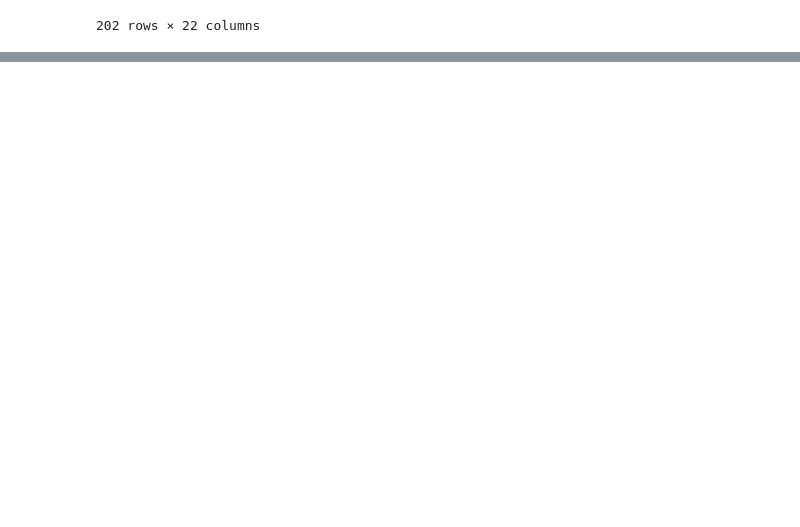
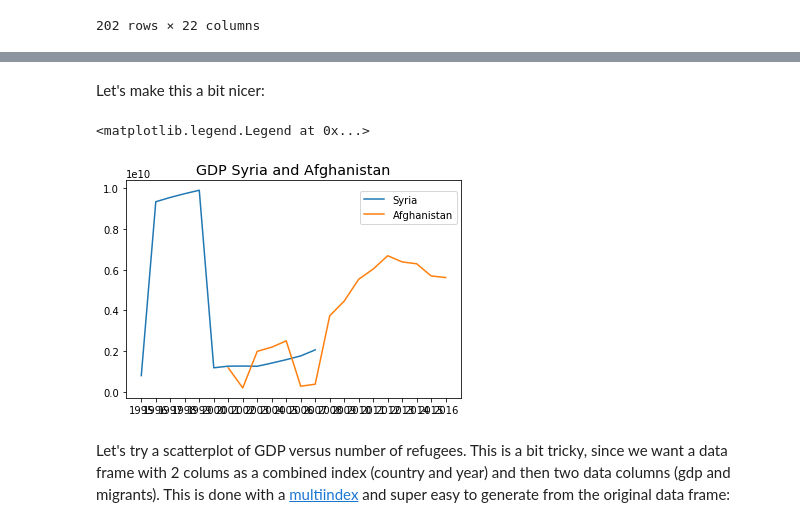
Before and after one commit to crstn/MigrationDataAnalysis, a Jupyter notebook: Migration data analysis.ipynb, the cells around one changed output, grey strips where cells are left out. Saved outputs shown, nothing was run; the diff lists cells and outputs as text; code cells hidden in the pictures; blank space fills up the shorter version.

```diff
--- a/Some visualizations.ipynb
+++ b/Migration data analysis.ipynb
@@ -61,0 +189,15 @@ AttributeError: module 'pandas' has no attribute 'help'
+# %% [markdown]
+Let's make this a bit nicer:
+# %%
+syria = gdp.loc["Syrian Arab Republic",:]
+afg = gdp.loc["Afghanistan",:]
+plt.figure()
+plt.title("GDP Syria and Afghanistan", size="x-large")
+plt.plot(syria, label="Syria")
+plt.plot(afg, label="Afghanistan")
+plt.legend(loc=(0.7,0.8))
+# %% [output]
+<matplotlib.legend.Legend at 0x...>
+[figure, added]
+# %% [markdown]
+Let's try a scatterplot of GDP versus number of refugees. This is a bit tricky, since we want a data frame with 2 colums as a combined index (country and year) and then two data columns (gdp and migrants). This is done with a [multiindex](https://pandas.pydata.org/pandas-docs/stable/advanced.html) and super easy to generate from the original data frame:
```
Also changed, not shown: parts of 20 cells of this notebook.
